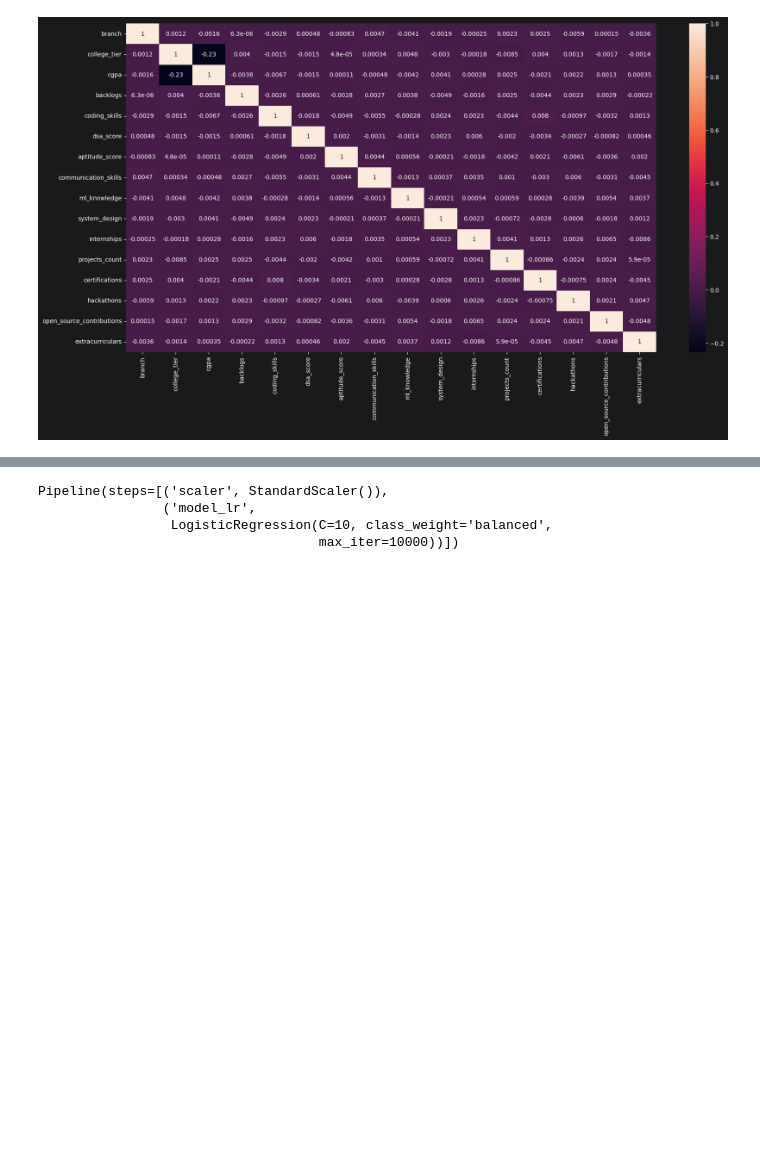
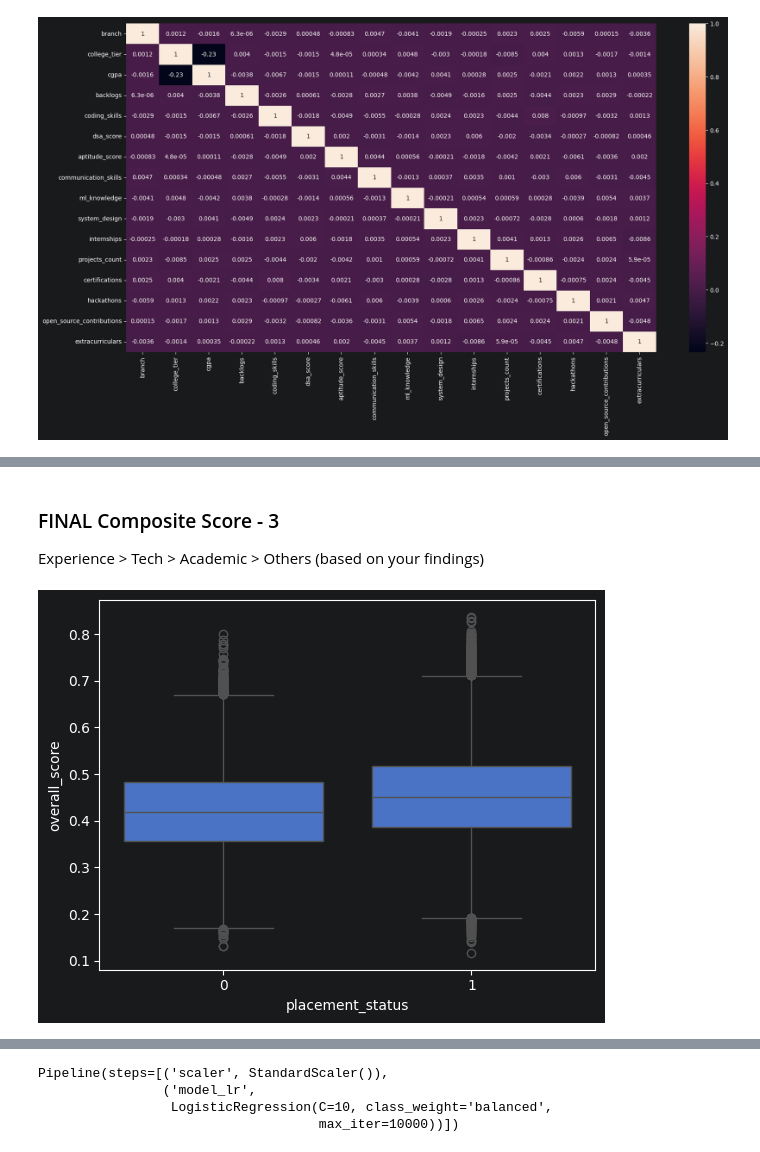
Before and after one commit to kaymansrinivasan/Student_Placement_Analysis-Prediction, a Jupyter notebook: notebooks/student_placement_prediction.ipynb, the cells around one changed output, grey strips where cells are left out. Cells and saved outputs as stored; diff of their text form; code cells hidden in the pictures; blank space fills up the shorter version.

```diff
--- a/notebooks/student_placement_prediction.ipynb
+++ b/notebooks/student_placement_prediction.ipynb
@@ -246,0 +279,14 @@ plt.show()
+# %%
+#Profile Strength (Experience)
+x["experience_strength"] = (
+    x["internships"] +
+    x["projects_count"] +
+    x["open_source_contributions"]
+)
+# %%
+#Achievement Strength
+x["achievement_strength"] = (
+    x["certifications"] +
+    x["hackathons"] +
+    x["extracurriculars"]
+)
@@ -246,0 +295,7 @@ plt.show()
+# %%
+from sklearn.preprocessing import MinMaxScaler
+scaler = MinMaxScaler()
+
+cols = ["tech_strength", "academic_strength", "experience_strength","achievement_strength"]
+x[cols] = scaler.fit_transform(x[cols])
+x[cols]
@@ -246,0 +316,16 @@ plt.show()
+# %% [markdown]
+### FINAL Composite Score - 3
+Experience > Tech > Academic > Others
+(based on your findings)
+# %%
+df["overall_score"] = (
+    0.15 * x["academic_strength"] +
+    0.25 * x["tech_strength"] +
+    0.5 * x["experience_strength"] +
+    0.1 * x["achievement_strength"]
+)
+# %%
+sns.boxplot(x="placement_status", y="overall_score", data=df)
+plt.show()
+# %% [output]
+[figure, added]
```
Also changed, not shown: parts of 67 cells of this notebook, 1 other file.
